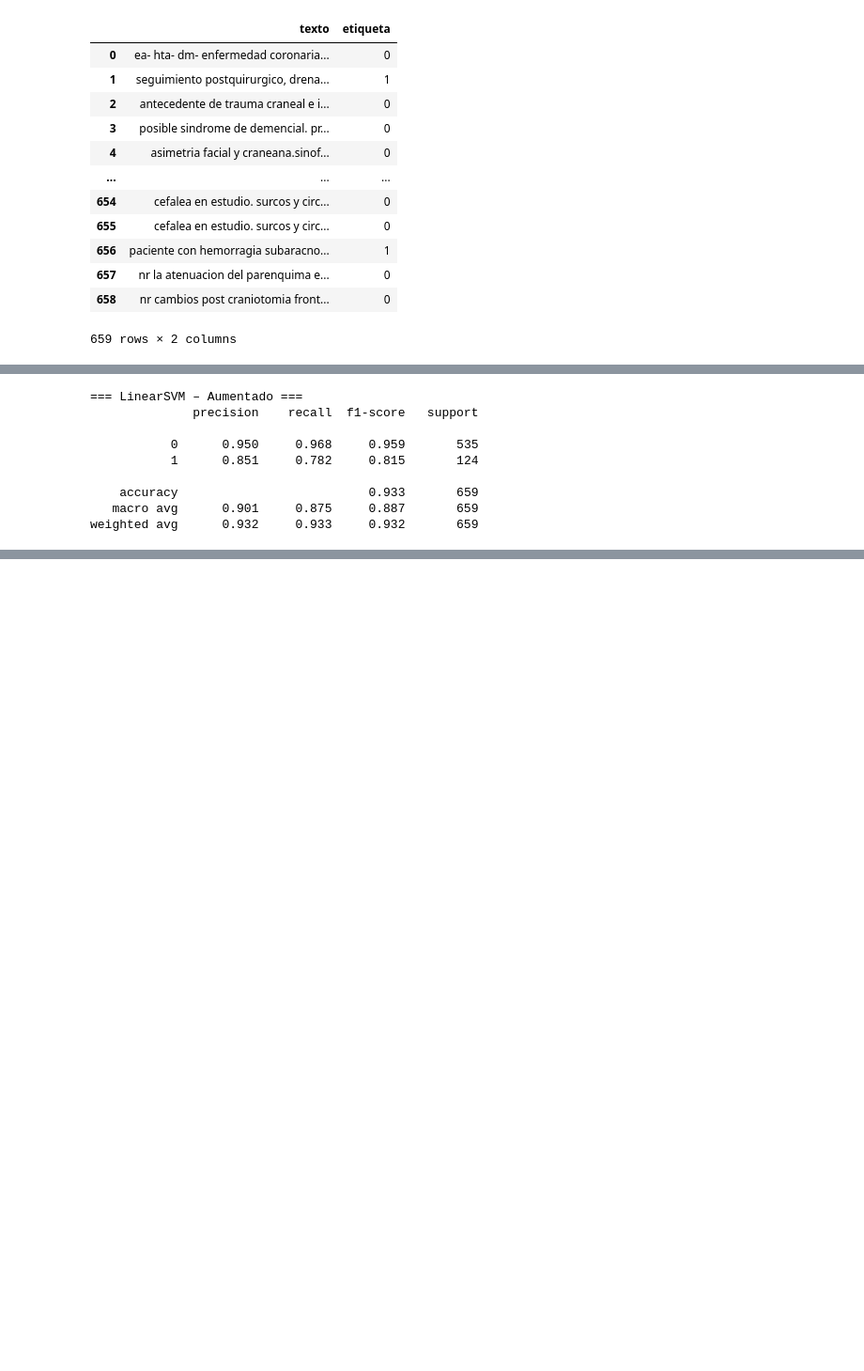
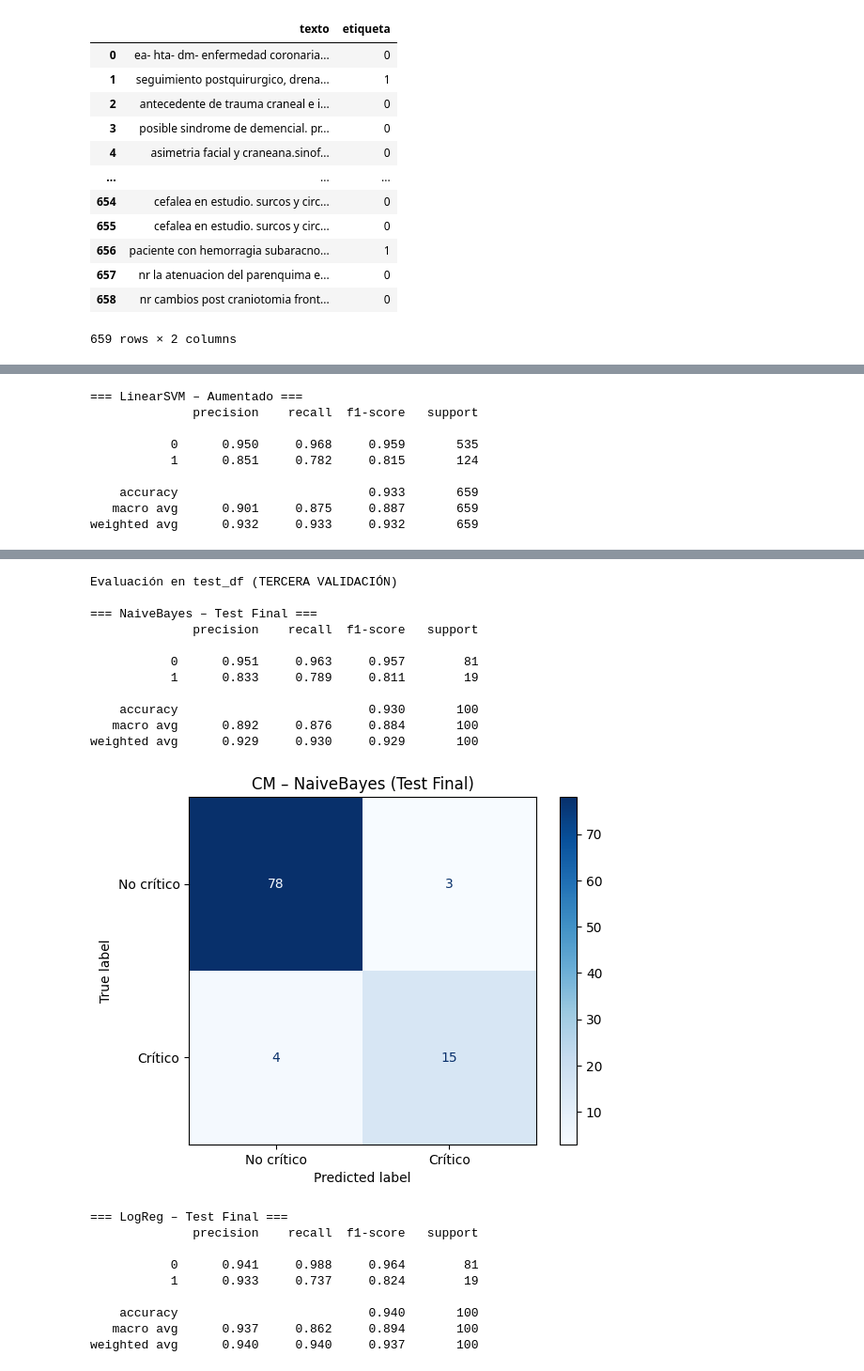
Before and after one commit to AI4Radiology/RAD-ALERT, a Jupyter notebook: notebooks/2_Modelos_Clasicos.ipynb, the cells around one changed output, grey strips where cells are left out. Shown: that part at 94% size. Drawn from its saved outputs; the diff is of its cells as text; code cells hidden in the pictures; blank space fills up the shorter version.

```diff
--- a/notebooks/2_Modelos_Clasicos.ipynb
+++ b/notebooks/2_Modelos_Clasicos.ipynb
@@ -195,12 +269,16 @@ df_te
 # %%
 Xa_tr, ya_tr = df_tr, df_tr[LABEL].values
 Xa_te, ya_te = df_te, df_te[LABEL].values
+
 
 print("\n Grid-search (AUMENTADO)…")
 models_aug = grid_search_models(Xa_tr, ya_tr)
 
 print("\n Evaluación en test (AUMENTADO)")
 evaluate_on_test(models_aug, Xa_te, ya_te, "Aumentado")
+
+print("\nEvaluación en test_df (TERCERA VALIDACIÓN)")
+evaluate_on_test(models_aug, Xt, yt, "Test Final")
 # %% [output]
  Grid-search (AUMENTADO)…
 NaiveBayes: recall CV=0.945 | params={'clf__alpha': 0.1}
@@ -212,30 +290,51 @@ LinearSVM: recall CV=0.953 | params={'clf__C': 10}
 === NaiveBayes – Aumentado ===
               precision    recall  f1-score   support
 
            0      0.928     0.957     0.942       535
            1      0.785     0.677     0.727       124
 
     accuracy                          0.904       659
    macro avg      0.856     0.817     0.835       659
 weighted avg      0.901     0.904     0.902       659
 [figure]
 === LogReg – Aumentado ===
               precision    recall  f1-score   support
 
            0      0.950     0.959     0.954       535
            1      0.815     0.782     0.798       124
 
     accuracy                          0.926       659
    macro avg      0.883     0.871     0.876       659
 weighted avg      0.925     0.926     0.925       659
 [figure]
 === LinearSVM – Aumentado ===
               precision    recall  f1-score   support
 
            0      0.950     0.968     0.959       535
            1      0.851     0.782     0.815       124
 
     accuracy                          0.933       659
    macro avg      0.901     0.875     0.887       659
 weighted avg      0.932     0.933     0.932       659
 [figure]
+Evaluación en test_df (TERCERA VALIDACIÓN)
+
+=== NaiveBayes – Test Final ===
+              precision    recall  f1-score   support
+
+           0      0.951     0.963     0.957        81
+           1      0.833     0.789     0.811        19
+
+    accuracy                          0.930       100
+   macro avg      0.892     0.876     0.884       100
+weighted avg      0.929     0.930     0.929       100
+[figure, added]
+=== LogReg – Test Final ===
+              precision    recall  f1-score   support
+
+           0      0.941     0.988     0.964        81
+           1      0.933     0.737     0.824        19
+
+    accuracy                          0.940       100
+   macro avg      0.937     0.862     0.894       100
+weighted avg      0.940     0.940     0.937       100
```
Also changed, not shown: parts of 7 cells of this notebook, 13 other files.
